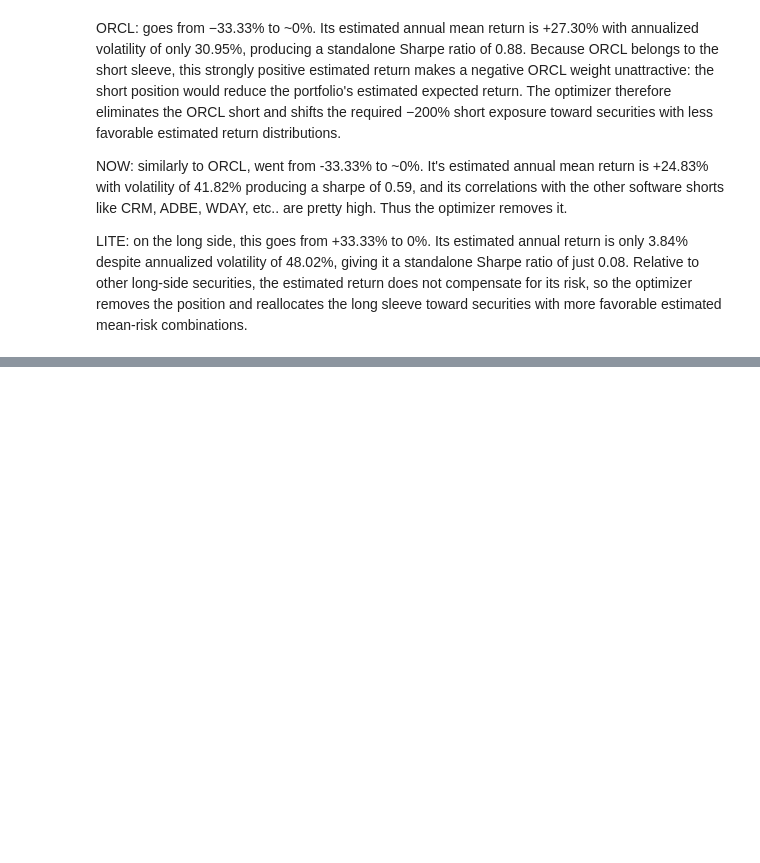
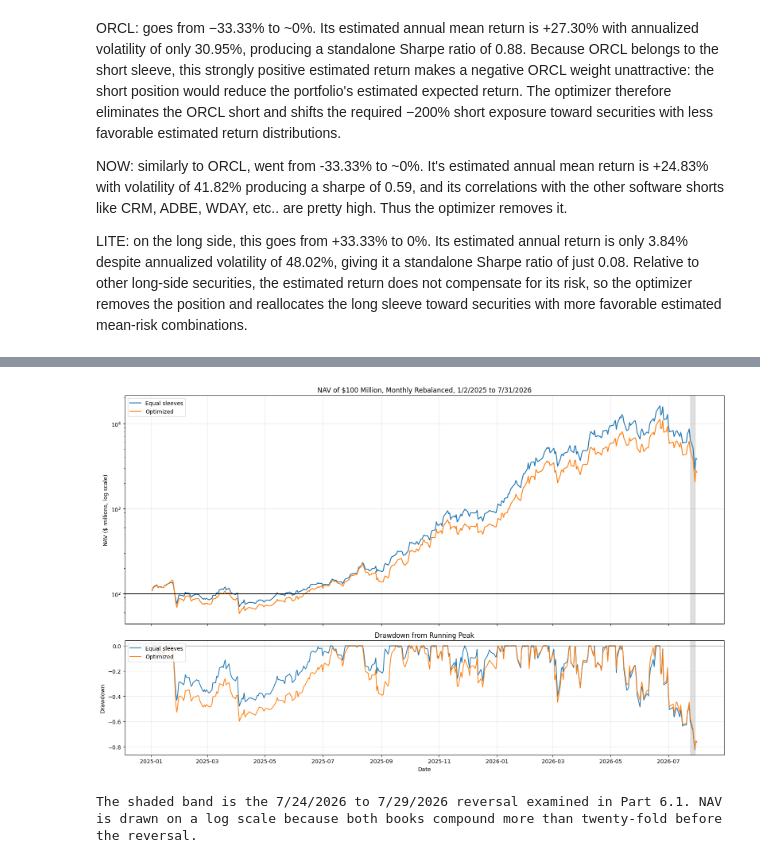
Before and after one commit to rksi-05/situational_awareness, a Jupyter notebook: project.ipynb, the cells around one changed output, grey strips where cells are left out. Saved outputs shown, nothing was run; the diff lists cells and outputs as text; code cells hidden in the pictures; blank space fills up the shorter version.

```diff
--- a/project.ipynb
+++ b/project.ipynb
@@ -521,0 +879,19 @@ LITE: on the long side, this goes from +33.33% to 0%. Its estimated annual retur
+# %%
+#a weight vector set at the close of an estimate date first earns the return on the next
+#trading day and is held until the following estimate date
+def backtest(weight_frame):
+    segments = []
+    for i, date in enumerate(hold_dates):
+        end = hold_dates[i + 1] if i + 1 < len(hold_dates) else FINAL_DATE
+        window = stock_returns.loc[(stock_returns.index > date) & (stock_returns.index <= end)]
+        segments.append(window @ weight_frame.loc[date])
+    return pd.concat(segments)
+
+
+#the equal-sleeve comparison is reset on the same month-end dates
+weights_eq = pd.DataFrame({date: w_equal.reindex(stocks) for date in hold_dates}).T
+
+r_eq = backtest(weights_eq)
+r_opt = backtest(weights_opt)
+
+print(f"{len(r_opt)} test days from {r_opt.index[0].date()} to {r_opt.index[-1].date()}")
@@ -521,0 +954,34 @@ LITE: on the long side, this goes from +33.33% to 0%. Its estimated annual retur
+# %%
+#NAV of $100 million in each portfolio, with the drawdown underneath
+fig, axes = plt.subplots(2, 1, figsize=(16, 10), sharex=True,
+                         gridspec_kw={"height_ratios": [2, 1]})
+
+axes[0].plot(nav_eq.index, nav_eq / 1e6, label="Equal sleeves", linewidth=1.6)
+axes[0].plot(nav_opt.index, nav_opt / 1e6, label="Optimized", linewidth=1.6)
+axes[0].set_yscale("log")
+axes[0].set_ylabel("NAV ($ millions, log scale)")
+axes[0].set_title("NAV of $100 Million, Monthly Rebalanced, 1/2/2025 to 7/31/2026")
+axes[0].axhline(NAV / 1e6, color="black", linewidth=0.8)
+
+for label, nav in [("Equal sleeves", nav_eq), ("Optimized", nav_opt)]:
+    axes[1].plot(nav.index, nav / nav.cummax() - 1, label=label, linewidth=1.4)
+axes[1].set_ylabel("Drawdown")
+axes[1].set_xlabel("Date")
+axes[1].set_title("Drawdown from Running Peak")
+axes[1].axhline(0, color="black", linewidth=0.8)
+
+for ax in axes:
+    ax.axvspan(pd.Timestamp("2026-07-24"), pd.Timestamp("2026-07-29"),
+               color="grey", alpha=0.25)
+    ax.legend(loc="upper left")
+    ax.grid(True, alpha=0.3)
+
+plt.tight_layout()
+plt.show()
+
+print("The shaded band is the 7/24/2026 to 7/29/2026 reversal examined in Part 6.1. "
+      "NAV is drawn on a log scale because both books compound more than twenty-fold "
+      "before the reversal.")
+# %% [output]
+[figure, added]
+The shaded band is the 7/24/2026 to 7/29/2026 reversal examined in Part 6.1. NAV is drawn on a log scale because both books compound more than twenty-fold before the reversal.
```
Also changed, not shown: parts of 30 cells of this notebook.
